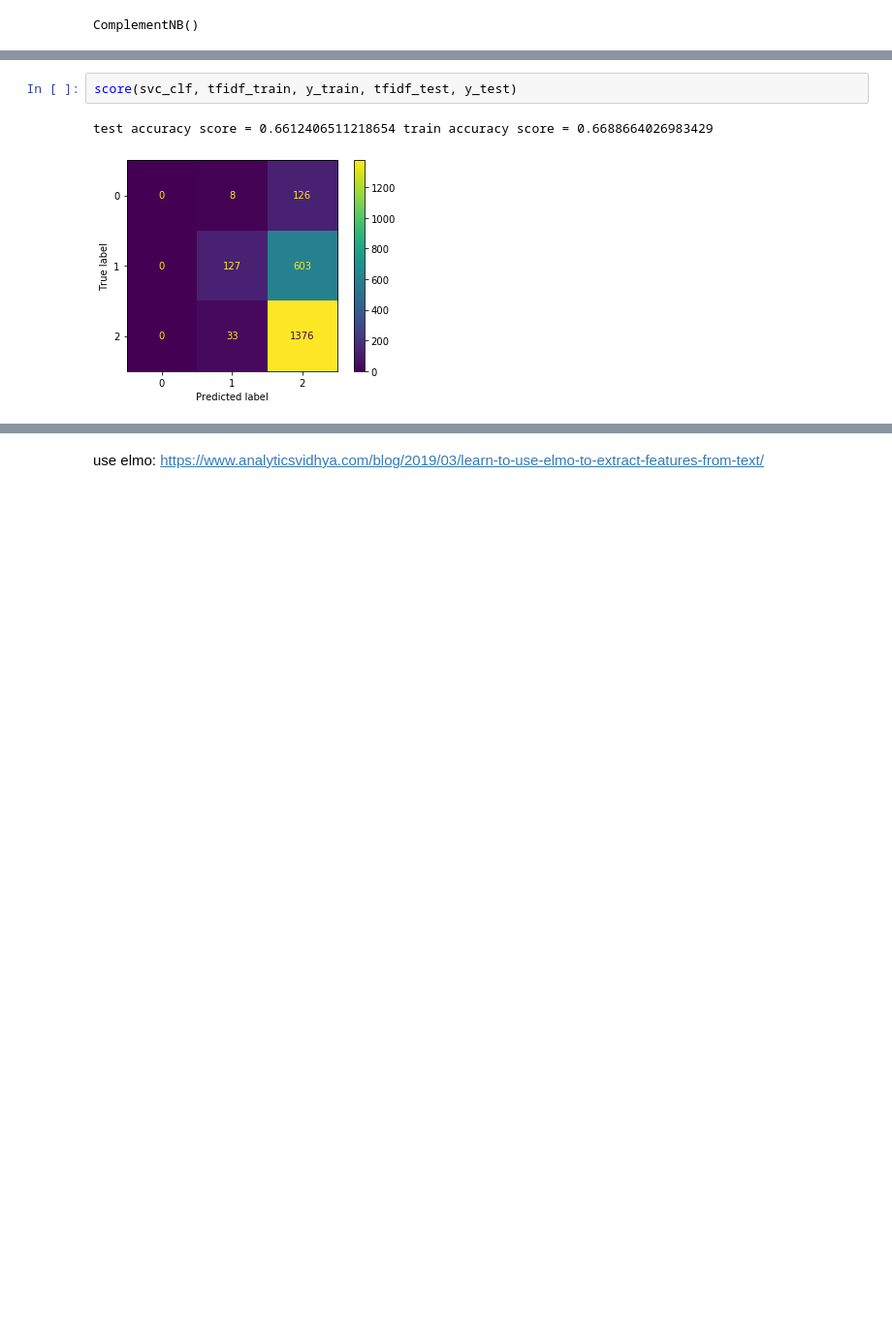
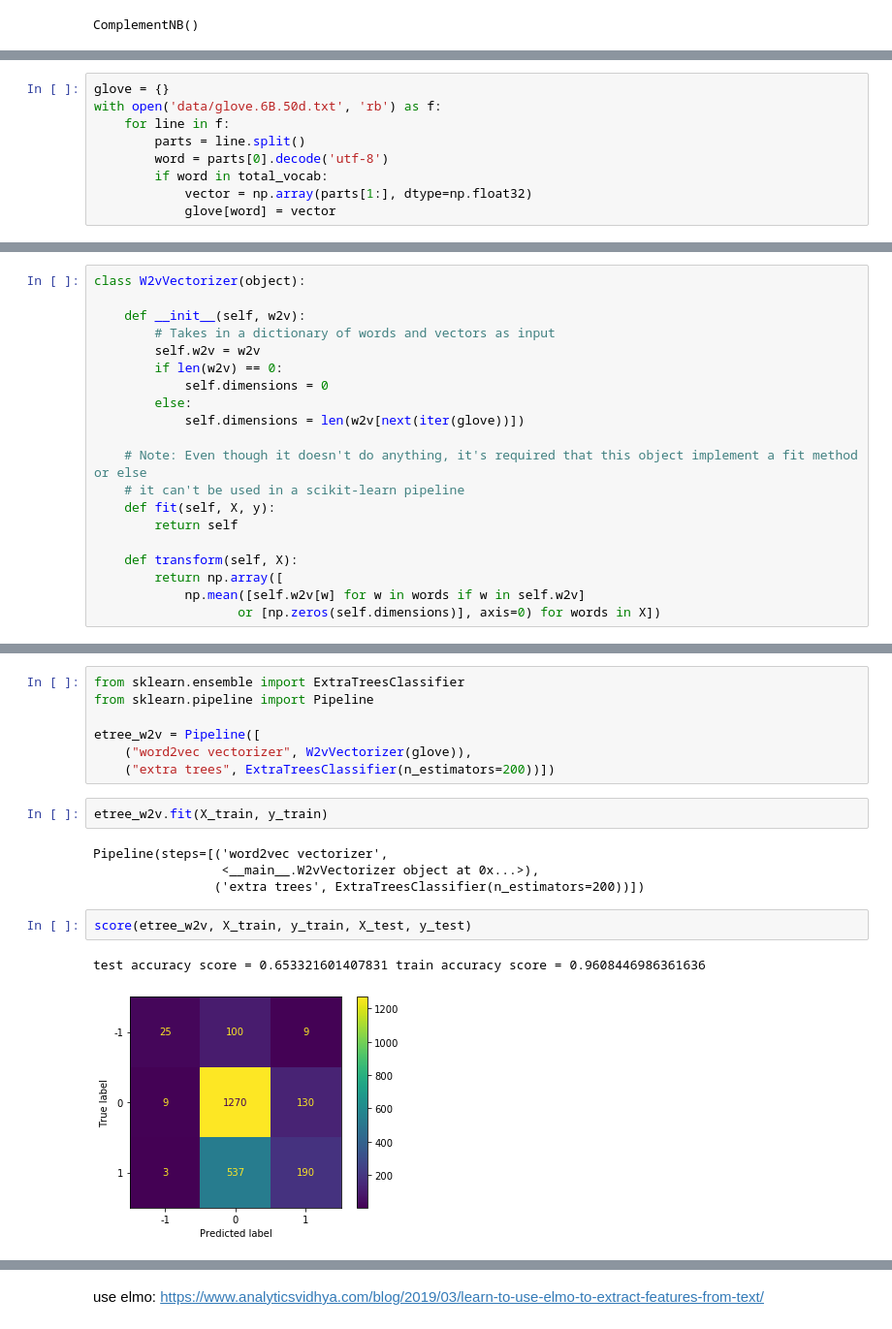
Before and after one commit to christisarv/NLP-sentiment-analysis, a Jupyter notebook: Data Exploration Notebook.ipynb, the cells around one changed output, grey strips where cells are left out. Shown at 97% size. Drawn from its saved outputs; the diff is of its cells as text; blank space fills up the shorter version.

Commit message:
started deep learning

```diff
--- a/Data Exploration Notebook.ipynb
+++ b/Data Exploration Notebook.ipynb
@@ -475,0 +527,9 @@ SVC(C=0.2, kernel='linear')
+# %%
+glove = {}
+with open('data/glove.6B.50d.txt', 'rb') as f:
+    for line in f:
+        parts = line.split()
+        word = parts[0].decode('utf-8')
+        if word in total_vocab:
+            vector = np.array(parts[1:], dtype=np.float32)
+            glove[word] = vector
@@ -475,0 +550,20 @@ SVC(C=0.2, kernel='linear')
+# %%
+class W2vVectorizer(object):
+
+    def __init__(self, w2v):
+        # Takes in a dictionary of words and vectors as input
+        self.w2v = w2v
+        if len(w2v) == 0:
+            self.dimensions = 0
+        else:
+            self.dimensions = len(w2v[next(iter(glove))])
+
+    # Note: Even though it doesn't do anything, it's required that this object implement a fit method or else
+    # it can't be used in a scikit-learn pipeline
+    def fit(self, X, y):
+        return self
+
+    def transform(self, X):
+        return np.array([
+            np.mean([self.w2v[w] for w in words if w in self.w2v]
+                   or [np.zeros(self.dimensions)], axis=0) for words in X])
@@ -476,5 +577,18 @@ SVC(C=0.2, kernel='linear')
+# %%
+from sklearn.ensemble import ExtraTreesClassifier
+from sklearn.pipeline import Pipeline
+
+etree_w2v = Pipeline([
+    ("word2vec vectorizer", W2vVectorizer(glove)),
+    ("extra trees", ExtraTreesClassifier(n_estimators=200))])
+# %%
+etree_w2v.fit(X_train, y_train)
+# %% [output]
+Pipeline(steps=[('word2vec vectorizer',
+                 <__main__.W2vVectorizer object at 0x...>),
+                ('extra trees', ExtraTreesClassifier(n_estimators=200))])
 # %%
-score(svc_clf, tfidf_train, y_train, tfidf_test, y_test)
+score(etree_w2v, X_train, y_train, X_test, y_test)
 # %% [output]
-test accuracy score = 0.6612406511218654 train accuracy score = 0.6688664026983429
+test accuracy score = 0.653321601407831 train accuracy score = 0.9608446986361636
-[figure, old version]
+[figure, new version]
```
Also changed, not shown: parts of 65 cells of this notebook.
